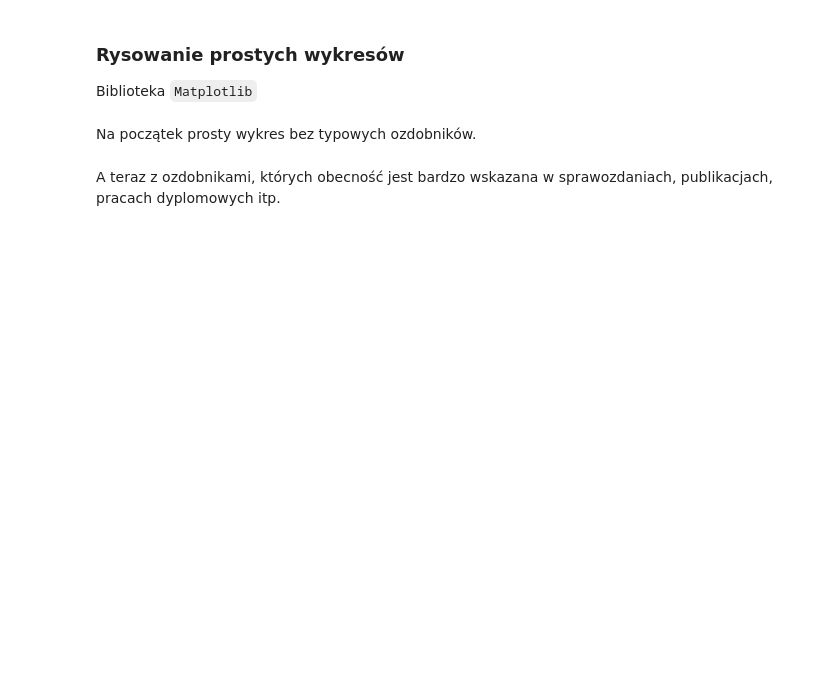
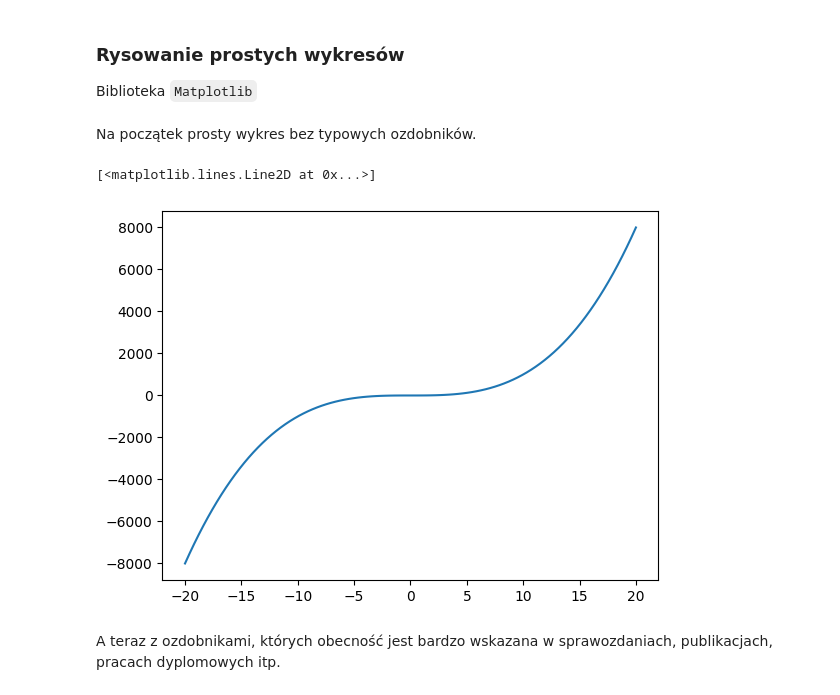
Before and after one commit to avtorgenii/MSID-Laby, a Jupyter notebook: Zad1/1_podstawowe_narzedzia.ipynb, the cells around one changed output. Drawn from its saved outputs; the diff is of its cells as text; code cells hidden in the pictures; blank space fills up the shorter version.

```diff
--- a/Zad1/1_podstawowe_narzedzia.ipynb
+++ b/Zad1/1_podstawowe_narzedzia.ipynb
@@ -335,9 +527,12 @@ import matplotlib.pyplot as plt
 # %% [markdown]
 Na początek prosty wykres bez typowych ozdobników.
 # %%
-x = np.linspace(start=-2, stop=2, num=100)
-y = x**2
+x = np.linspace(start=-20, stop=20, num=100)
+y = x**3
 plt.plot(x, y)
+# %% [output]
+[<matplotlib.lines.Line2D at 0x...>]
+[figure, added]
 # %% [markdown]
 A teraz z ozdobnikami, których obecność jest bardzo wskazana w sprawozdaniach, publikacjach, pracach dyplomowych itp.
 # %%
```
Also changed, not shown: parts of 62 cells of this notebook, 2 other files.
